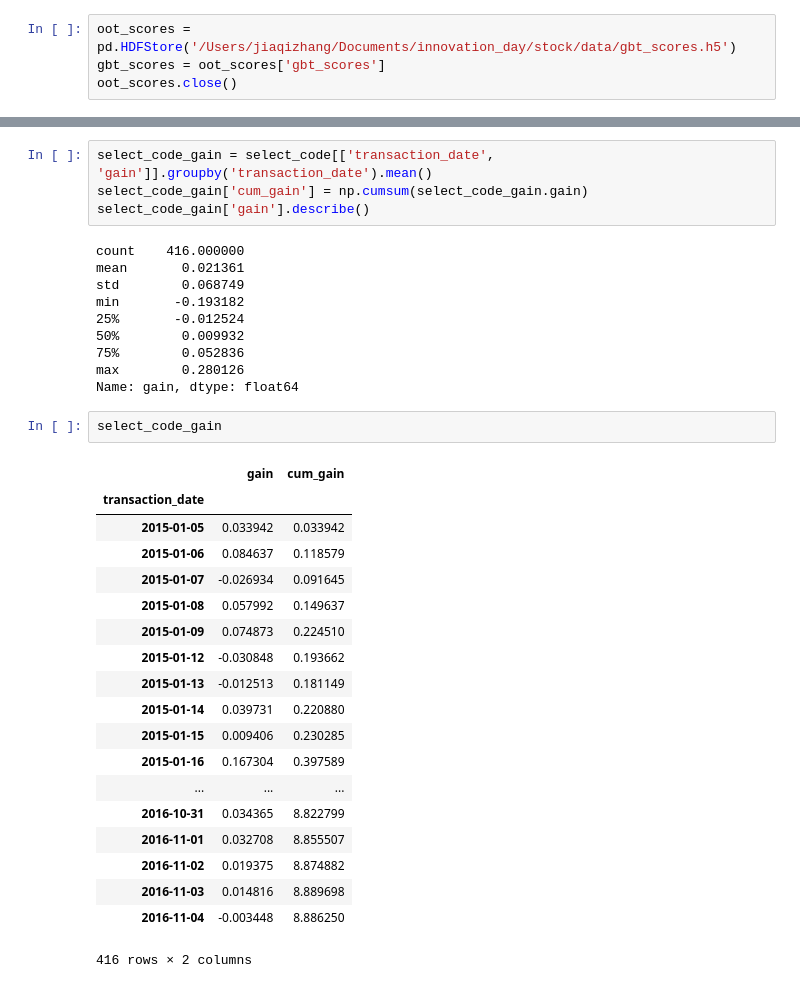
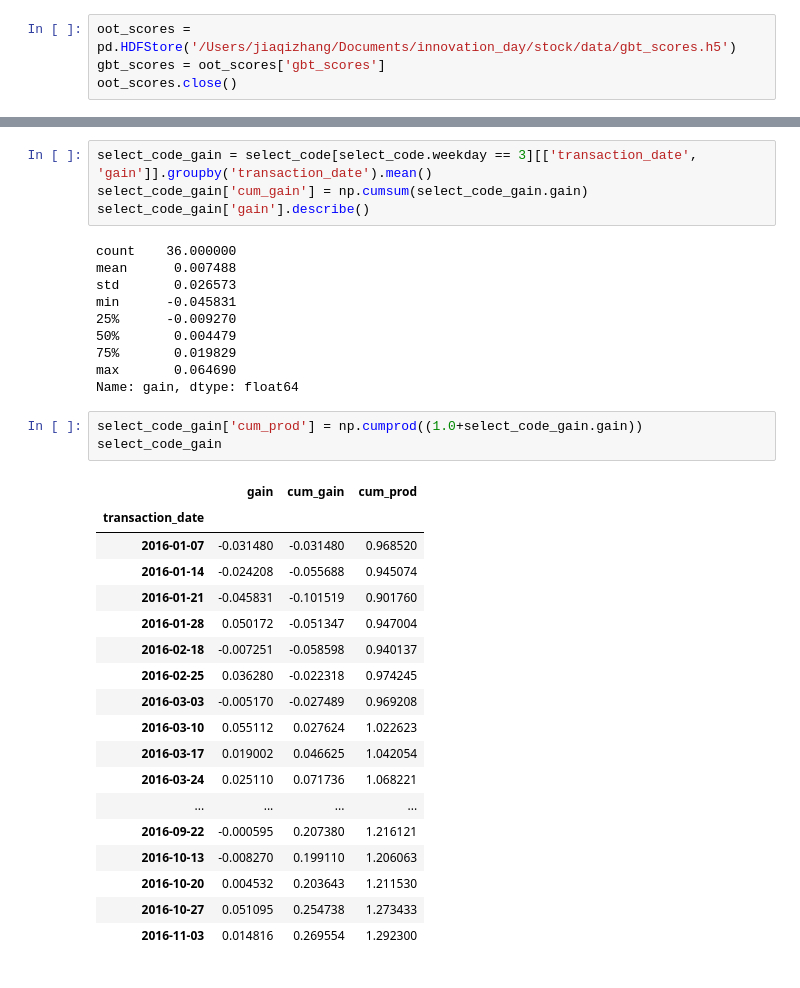
Before and after one commit to zhangjiaqi/innovation_stock, a Jupyter notebook: scripts/11_compare_with_zhongzheng.ipynb, the cells around one changed output, grey strips where cells are left out. Drawn from its saved outputs; the diff is of its cells as text.

```diff
--- a/scripts/11_compare_with_zhongzheng.ipynb
+++ b/scripts/11_compare_with_zhongzheng.ipynb
@@ -187,36 +196,36 @@ select_code
 # %%
-select_code_gain = select_code[['transaction_date', 'gain']].groupby('transaction_date').mean()
+select_code_gain = select_code[select_code.weekday == 3][['transaction_date', 'gain']].groupby('transaction_date').mean()
 select_code_gain['cum_gain'] = np.cumsum(select_code_gain.gain)
 select_code_gain['gain'].describe()
 # %% [output]
-count    416.000000
-mean       0.021361
-std        0.068749
-min       -0.193182
-25%       -0.012524
-50%        0.009932
-75%        0.052836
-max        0.280126
+count    36.000000
+mean      0.007488
+std       0.026573
+min      -0.045831
+25%      -0.009270
+50%       0.004479
+75%       0.019829
+max       0.064690
 Name: gain, dtype: float64
-# %%
-select_code_gain
-# %% [output]
-|  | gain | cum_gain |
-| transaction_date |  |  |
-| 2015-01-05 | 0.033942 | 0.033942 |
-| 2015-01-06 | 0.084637 | 0.118579 |
-| 2015-01-07 | -0.026934 | 0.091645 |
-| 2015-01-08 | 0.057992 | 0.149637 |
-| 2015-01-09 | 0.074873 | 0.224510 |
-| 2015-01-12 | -0.030848 | 0.193662 |
-| 2015-01-13 | -0.012513 | 0.181149 |
-| 2015-01-14 | 0.039731 | 0.220880 |
-| 2015-01-15 | 0.009406 | 0.230285 |
-| 2015-01-16 | 0.167304 | 0.397589 |
-| ... | ... | ... |
-| 2016-10-31 | 0.034365 | 8.822799 |
-| 2016-11-01 | 0.032708 | 8.855507 |
-| 2016-11-02 | 0.019375 | 8.874882 |
-| 2016-11-03 | 0.014816 | 8.889698 |
-| 2016-11-04 | -0.003448 | 8.886250 |
-416 rows × 2 columns
+# %%
+select_code_gain['cum_prod'] = np.cumprod((1.0+select_code_gain.gain))
+select_code_gain
+# %% [output]
+|  | gain | cum_gain | cum_prod |
+| transaction_date |  |  |  |
+| 2016-01-07 | -0.031480 | -0.031480 | 0.968520 |
+| 2016-01-14 | -0.024208 | -0.055688 | 0.945074 |
+| 2016-01-21 | -0.045831 | -0.101519 | 0.901760 |
+| 2016-01-28 | 0.050172 | -0.051347 | 0.947004 |
+| 2016-02-18 | -0.007251 | -0.058598 | 0.940137 |
+| 2016-02-25 | 0.036280 | -0.022318 | 0.974245 |
+| 2016-03-03 | -0.005170 | -0.027489 | 0.969208 |
+| 2016-03-10 | 0.055112 | 0.027624 | 1.022623 |
+| 2016-03-17 | 0.019002 | 0.046625 | 1.042054 |
+| 2016-03-24 | 0.025110 | 0.071736 | 1.068221 |
+| ... | ... | ... | ... |
+| 2016-09-22 | -0.000595 | 0.207380 | 1.216121 |
+| 2016-10-13 | -0.008270 | 0.199110 | 1.206063 |
+| 2016-10-20 | 0.004532 | 0.203643 | 1.211530 |
+| 2016-10-27 | 0.051095 | 0.254738 | 1.273433 |
+| 2016-11-03 | 0.014816 | 0.269554 | 1.292300 |
```
Also changed, not shown: parts of 11 cells of this notebook, 1 other file.
